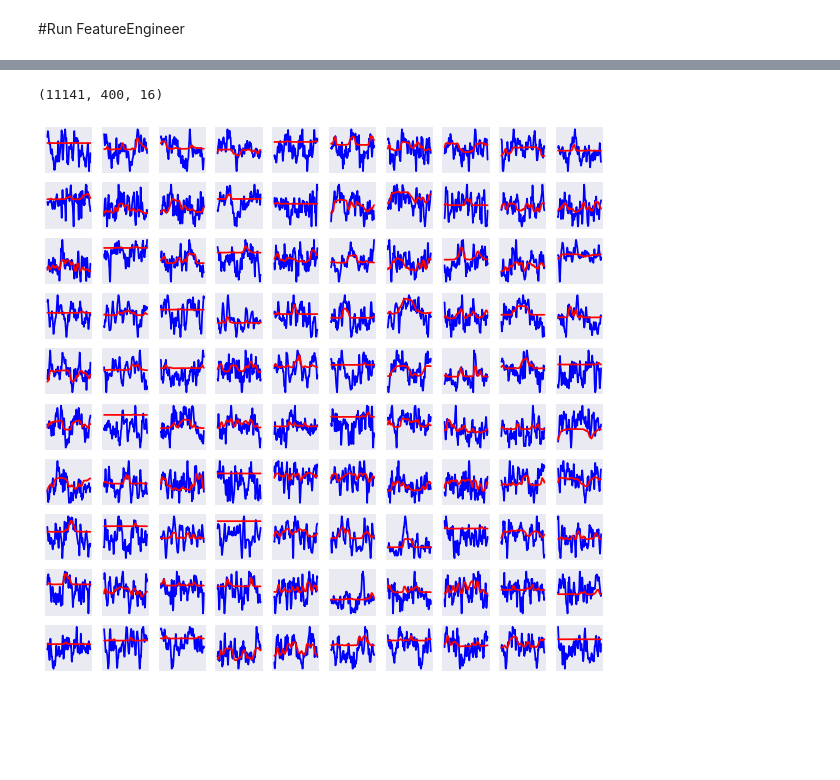
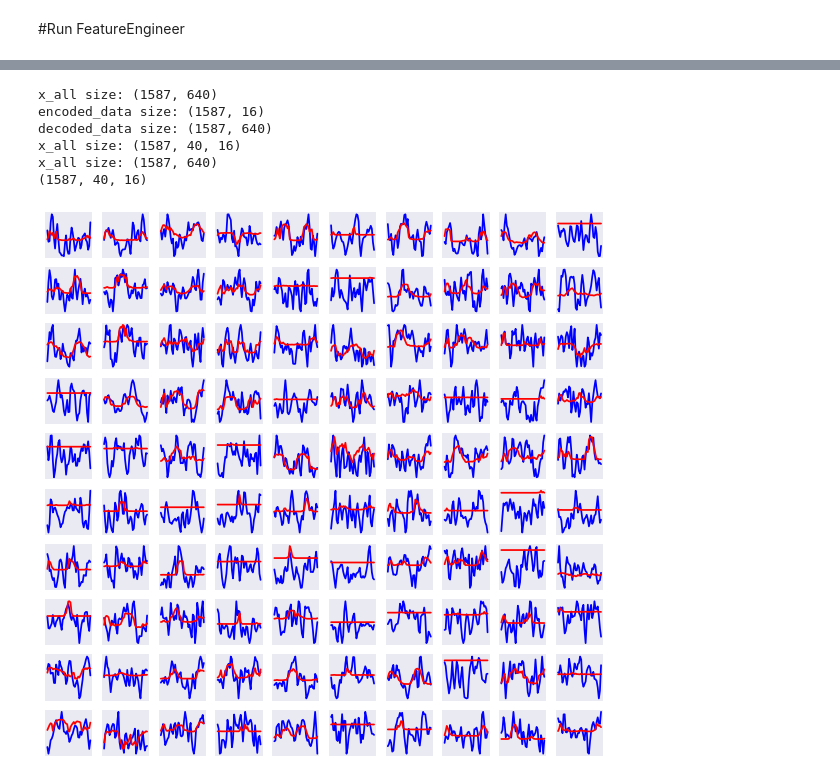
Before and after one commit to kylemath/DeepEEG, a Jupyter notebook: notebooks/DeepEEG.ipynb, the cells around one changed output, grey strips where cells are left out. Saved outputs shown, nothing was run; the diff lists cells and outputs as text; code cells hidden in the pictures; blank space fills up the shorter version.

```diff
--- a/notebooks/DeepEEG.ipynb
+++ b/notebooks/DeepEEG.ipynb
@@ -532,7 +538,7 @@ path = 'gdrive/My Drive/data/'
 #P2_Sounds - subs = {'001' '003' '004' '005' '006' '007' '009' '010' '011' '012' '013' '015' '016' '017'};
 
 subs = ['005', '007', '009', '010', '012', '013', '014', '015', '016', '019']
-#subs = ['016']
+subs = ['016']
 
 #
 #subs = ['002','003','004','005','007','009','010','011', '012',
@@ -635,8 +578,8 @@ event_id = {event_names[0]: event_nums[0], event_names[1]: event_nums[1]} #creat
 
 epochs = preprocess(raw, event_id, event_names, plot_psd=False, filter_data=True,
                eeg_filter_highpass=1, plot_events=False, epoch_time=(-.1,.8),
-               baseline=(-.1,0), rej_thresh_uV=150,
-               epoch_decim=1, plot_electrodes=True,
+               baseline=(-.1,0), rej_thresh_uV=200,
+               epoch_decim=10, plot_electrodes=True,
                plot_erp=True)
 # %% [output]
 Filtering Data
@@ -679,4 +622,10 @@ Class Weights: [0.63536122 2.34691011]
 # %%
 model, encoder, decoder = CreateModel(input_shape,num_classes,
-                    model_type='AUTO', batch_size = 4)
+                    model_type='AUTODeep', batch_size = 64)
+
+traintestval(model, class_weights,
+             x_train,x_test,x_val,
+             y_train,y_test,y_val,
+             batch_size=64,train_epochs=20,
+             model_type='AUTODeep')
 # %% [output]
@@ -686,6 +666,0 @@ Creating AUTO Model
-# %%
-traintestval(model, class_weights,
-             x_train,x_test,x_val,
-             y_train,y_test,y_val,
-             batch_size=4,train_epochs=20,
-             model_type='AUTO')
@@ -724,32 +667,48 @@ _________________________________________________________________
 # %%
 x_all = np.append(x_train,np.append(x_val,x_test,axis=0),axis=0)
 y_all = np.append(y_train,np.append(y_val,y_test,axis=0),axis=0)
 
 #encoder input shape and decoder output shape are wrong for the data in the AUTODeep
 encoded_data = encoder.predict(x_all)
-decoded_data = decoder.predict(encoded_data)
+decoded_data = model.predict(x_all)
+
+print('x_all size: ' + str(x_all.shape))
+print('encoded_data size: ' + str(encoded_data.shape))
+print('decoded_data size: ' + str(decoded_data.shape))
+#x_all size: (1587, 640)
+#encoded_data size: (1587, 16)
+#decoded_data size: (1587, 640)
+#(1587, 40, 16)
 
 nchans = len(pick_types(epochs.info, meg=False, eeg=True, eog=False))
 ntimes = x_all.shape[1]/nchans
 x_all = np.reshape(x_all,(x_all.shape[0],ntimes,nchans))
+print('x_all size: ' + str(x_all.shape))
+print('x_all size: ' + str(decoded_data.shape))
+
 decoded_data = np.reshape(decoded_data,(decoded_data.shape[0],ntimes,nchans))
 print(x_all.shape)
 
 n = 10
 chan = epochs.ch_names.index('Pz')
 plt.figure(figsize=(10,10))
 for i in range(n):
   for j in range(n):
     item_idx = (j*n)+i+1
     ax = plt.subplot(n,n,item_idx)
     plt.plot(x_all[item_idx,:,chan],'b')
     plt.plot(decoded_data[item_idx,:,chan],'r')
     ax.get_xaxis().set_visible(False)
     ax.get_yaxis().set_visible(False)
 plt.show()
 # %% [output]
-(11141, 400, 16)
+x_all size: (1587, 640)
+encoded_data size: (1587, 16)
+decoded_data size: (1587, 640)
+x_all size: (1587, 40, 16)
+x_all size: (1587, 640)
+(1587, 40, 16)
-[figure, old version]
+[figure, new version]
 # %%
 print('x_all Shape: ' + str(x_all.shape))
 print('y_all Shape: ' + str(y_all.shape))
```
Also changed, not shown: parts of 9 cells of this notebook.
